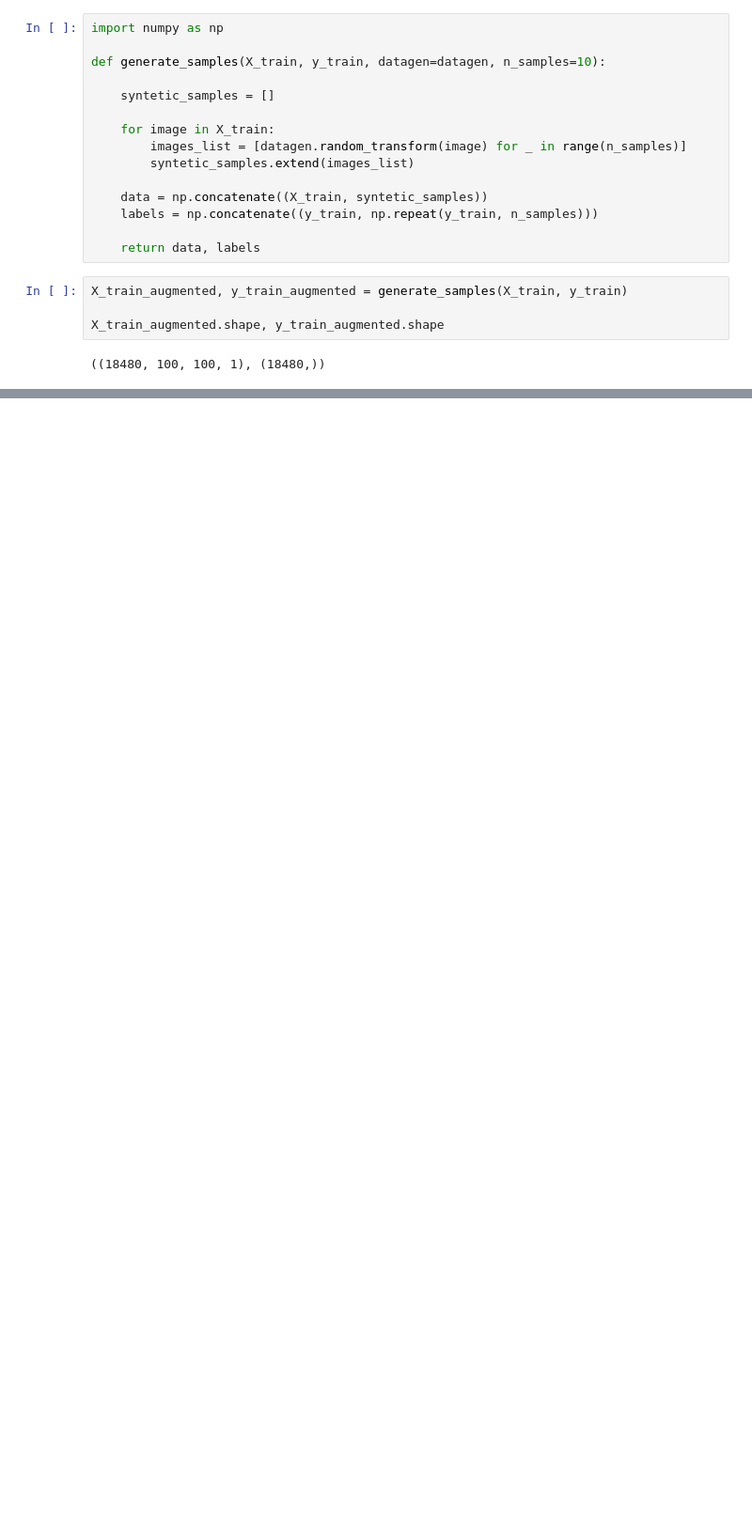
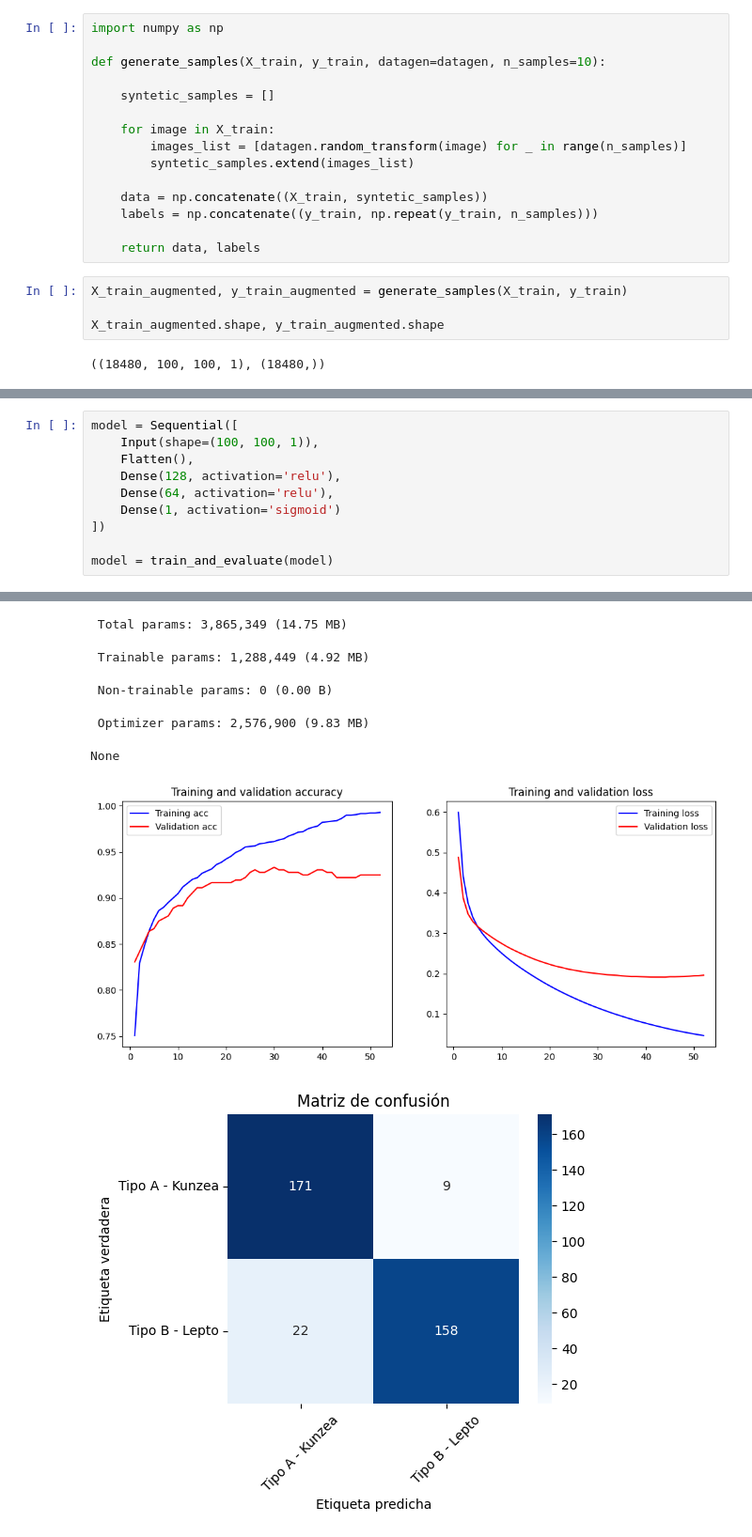
Before and after one commit to davidgc14/Mineria-Datos-UNED, a Jupyter notebook: Practica-3/laboratorio.ipynb, the cells around one changed output, grey strips where cells are left out. Shown at 94% size. Saved outputs shown, nothing was run; the diff lists cells and outputs as text; blank space fills up the shorter version.

```diff
--- a/Practica-3/laboratorio.ipynb
+++ b/Practica-3/laboratorio.ipynb
@@ -257,0 +482,11 @@ X_train_augmented.shape, y_train_augmented.shape
+# %%
+model = Sequential([
+    Input(shape=(100, 100, 1)),
+    Flatten(),
+    Dense(128, activation='relu'),
+    Dense(64, activation='relu'),
+    Dense(1, activation='sigmoid')
+])
+
+model = train_and_evaluate(model)
+# %% [output]
@@ -257,0 +520,7 @@ X_train_augmented.shape, y_train_augmented.shape
+ Total params: 3,865,349 (14.75 MB)
+ Trainable params: 1,288,449 (4.92 MB)
+ Non-trainable params: 0 (0.00 B)
+ Optimizer params: 2,576,900 (9.83 MB)
+None
+[figure, added]
+[figure, added]
```
Also changed, not shown: parts of 32 cells of this notebook.
